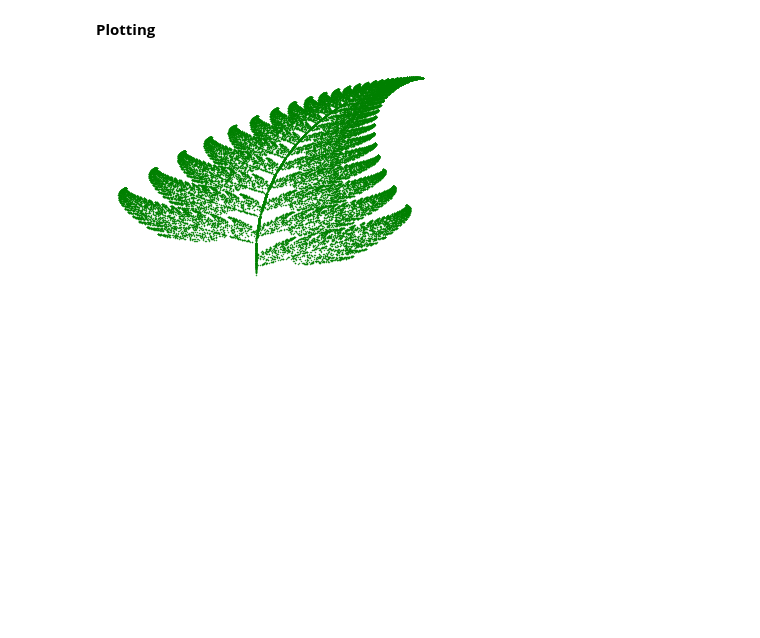
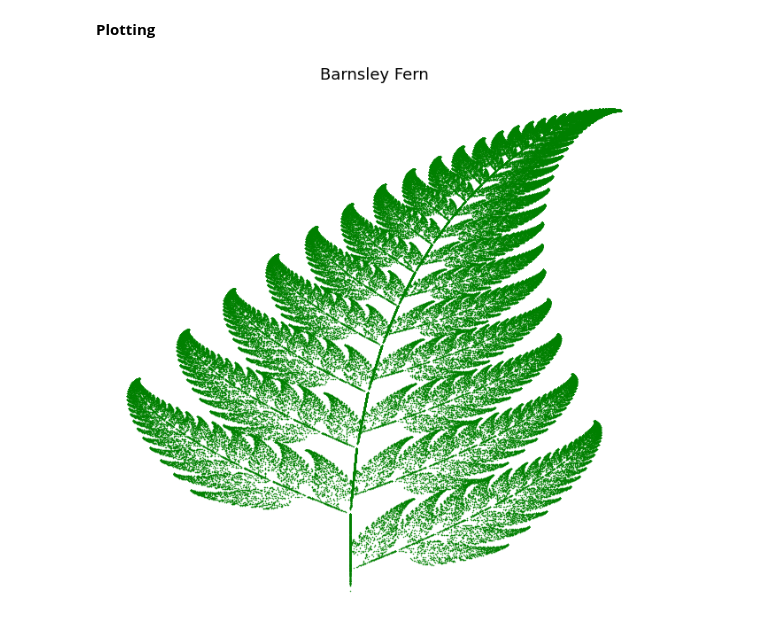
Before and after one commit to arvidl/consciousness-explore, a Jupyter notebook: code/Fractals/barnsley-fern.ipynb, the cells around one changed output. Drawn from its saved outputs; the diff is of its cells as text; code cells hidden in the pictures; blank space fills up the shorter version.

Commit message:
elaborated on Barnsley fern

```diff
--- a/code/Fractals/barnsley-fern.ipynb
+++ b/code/Fractals/barnsley-fern.ipynb
@@ -30,20 +60,25 @@ y = [0]
 # %%
-for i in range(0, 50000):
+%%time
+
+x = [0]
+y = [0]
+
+for i in range(0, 200000):
 
     p = randint(1, 100)
 
-    if p == 1:
+    if p == 1:                                        # Stem  (0.01)
         x.append(0)
         y.append(0.16*(y[i]))
 
-    if p >= 2 and p <= 86:
+    if p >= 2 and p <= 86:                            # Successively smaller leaflets  (0.85)
         x.append(0.85*(x[i]) + 0.04*(y[i]))
         y.append(-0.04*(x[i]) + 0.85*(y[i])+1.6)
 
-    if p >= 87 and p <= 93:
+    if p >= 87 and p <= 93:                           # Largest left-hand leaflet  (0.07)
         x.append(0.2*(x[i]) - 0.26*(y[i]))
         y.append(0.23*(x[i]) + 0.22*(y[i])+1.6)
 
-    if p >= 94 and p <= 100:
+    if p >= 94 and p <= 100:                          # Largest right-hand leaflet (0.07)
         x.append(-0.15*(x[i]) + 0.28*(y[i]))
         y.append(0.26*(x[i]) + 0.24*(y[i])+0.44)
@@ -50,8 +88,12 @@ for i in range(0, 50000):
 # %% [markdown]
 **Plotting**
 # %%
-plt.scatter(x, y, s = 0.2, c = 'g')
+%%time
+
+fig, ax = plt.subplots(1,1,figsize=(11,11))
+plt.title('Barnsley Fern', size=18)
+plt.scatter(x, y, s = 0.2, c = 'green')
 plt.axis("off")
 plt.show()
 # %% [output]
-[figure, old version]
+[figure, new version]
```
Also changed, not shown: parts of 16 cells of this notebook, 1 other file.
